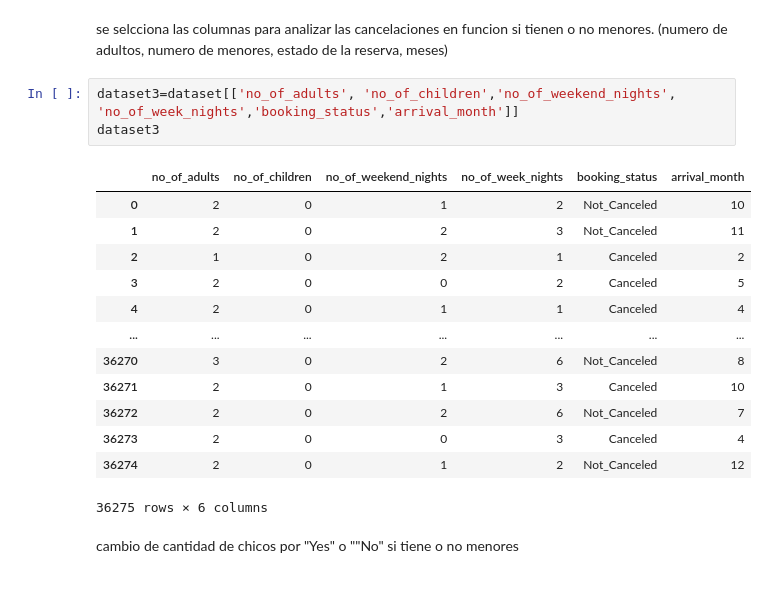
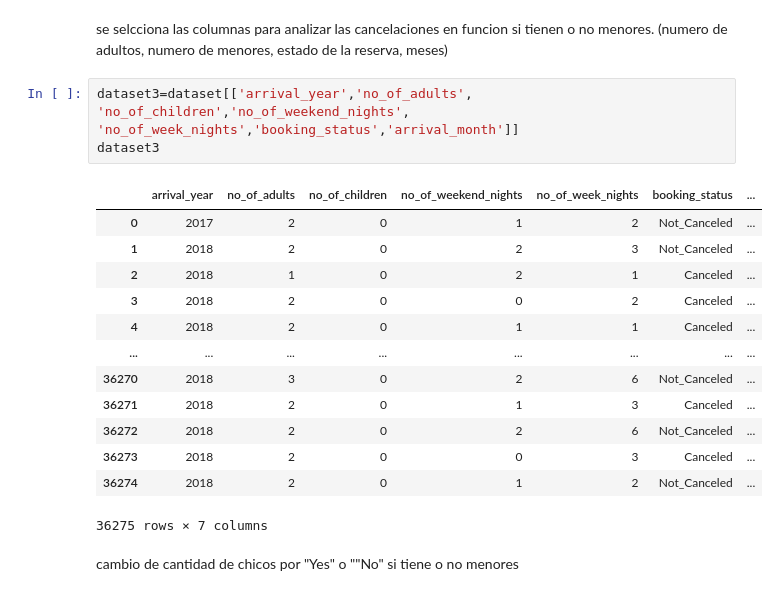
Before and after one commit to AndresCba89/reservas_hoteles, a Jupyter notebook: hotel.ipynb, the cells around one changed output. Drawn from its saved outputs; the diff is of its cells as text.

```diff
--- a/hotel.ipynb
+++ b/hotel.ipynb
@@ -151,22 +151,22 @@ ax = sns.barplot(x="arrival_month", y='no_of_adults',  data=eje_y, hue="arrival_
 # %% [markdown]
 se selcciona las columnas para analizar las cancelaciones en funcion  si tienen o no menores. (numero de adultos, numero de menores, estado de la reserva, meses)
 # %%
-dataset3=dataset[['no_of_adults', 'no_of_children','no_of_weekend_nights', 'no_of_week_nights','booking_status','arrival_month']]
+dataset3=dataset[['arrival_year','no_of_adults', 'no_of_children','no_of_weekend_nights', 'no_of_week_nights','booking_status','arrival_month']]
 dataset3
 # %% [output]
-|  | no_of_adults | no_of_children | no_of_weekend_nights | no_of_week_nights | booking_status | arrival_month |
-| 0 | 2 | 0 | 1 | 2 | Not_Canceled | 10 |
-| 1 | 2 | 0 | 2 | 3 | Not_Canceled | 11 |
-| 2 | 1 | 0 | 2 | 1 | Canceled | 2 |
-| 3 | 2 | 0 | 0 | 2 | Canceled | 5 |
-| 4 | 2 | 0 | 1 | 1 | Canceled | 4 |
-| ... | ... | ... | ... | ... | ... | ... |
-| 36270 | 3 | 0 | 2 | 6 | Not_Canceled | 8 |
-| 36271 | 2 | 0 | 1 | 3 | Canceled | 10 |
-| 36272 | 2 | 0 | 2 | 6 | Not_Canceled | 7 |
-| 36273 | 2 | 0 | 0 | 3 | Canceled | 4 |
-| 36274 | 2 | 0 | 1 | 2 | Not_Canceled | 12 |
+|  | arrival_year | no_of_adults | no_of_children | no_of_weekend_nights | no_of_week_nights | booking_status | ... |
+| 0 | 2017 | 2 | 0 | 1 | 2 | Not_Canceled | ... |
+| 1 | 2018 | 2 | 0 | 2 | 3 | Not_Canceled | ... |
+| 2 | 2018 | 1 | 0 | 2 | 1 | Canceled | ... |
+| 3 | 2018 | 2 | 0 | 0 | 2 | Canceled | ... |
+| 4 | 2018 | 2 | 0 | 1 | 1 | Canceled | ... |
+| ... | ... | ... | ... | ... | ... | ... | ... |
+| 36270 | 2018 | 3 | 0 | 2 | 6 | Not_Canceled | ... |
+| 36271 | 2018 | 2 | 0 | 1 | 3 | Canceled | ... |
+| 36272 | 2018 | 2 | 0 | 2 | 6 | Not_Canceled | ... |
+| 36273 | 2018 | 2 | 0 | 0 | 3 | Canceled | ... |
+| 36274 | 2018 | 2 | 0 | 1 | 2 | Not_Canceled | ... |
-36275 rows × 6 columns
+36275 rows × 7 columns
 # %% [markdown]
 cambio de cantidad de chicos por "Yes" o ""No" si tiene o no menores
 # %%
```
Also changed, not shown: parts of 10 cells of this notebook.
